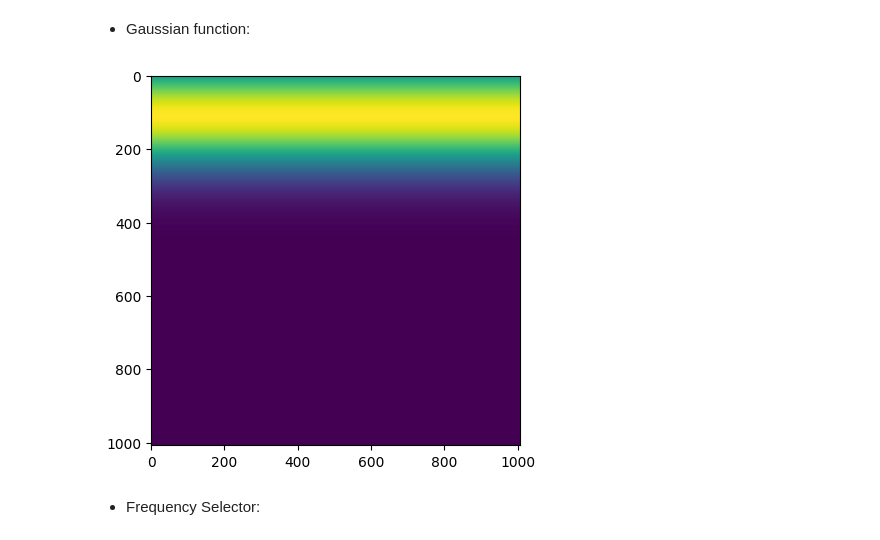
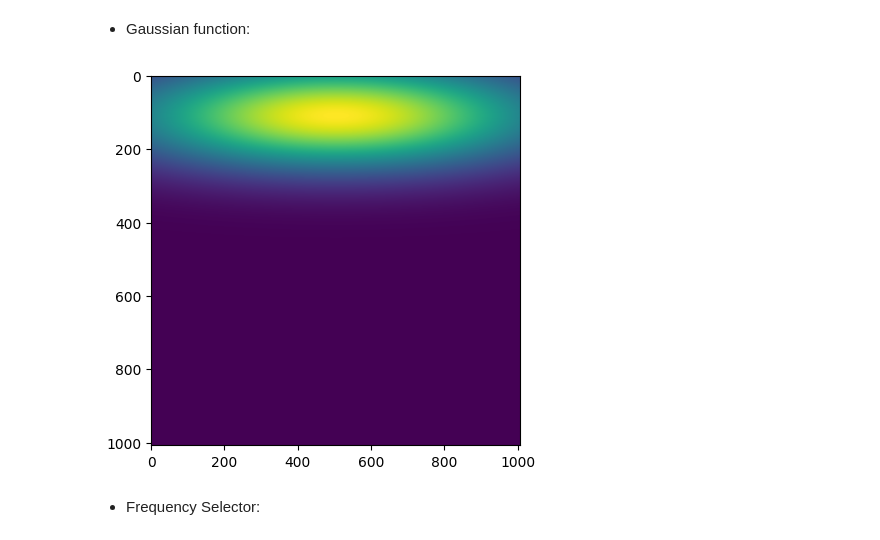
Before and after one commit to takakhoo/UNet-MNIST-to-Spectrogram, a Jupyter notebook: 1.ipynb, the cells around one changed output. Saved outputs shown, nothing was run; the diff lists cells and outputs as text; code cells hidden in the pictures.

```diff
--- a/1.ipynb
+++ b/1.ipynb
@@ -128,37 +128,38 @@ def upscale(input):
 def gaussian1d(image, sigma, axis):
 
     blurred = gaussian_filter1d(image, sigma=sigma, axis=axis)
     return blurred
 
 '''
                         2-D gaussian smearing
 '''
 def gaussian2d(image, sigma):
     image = gaussian_filter(image, sigma = sigma)
     return image
 
 
 '''
                         Applies gaussian filter across entire image
                             * Doesnt smear, multiplies input by the filter directly
 '''
 
 
-def gaussianfilter(image, sigma, mu):
+def gaussianfilter(image, sigma, mu, fade):
 
     for row in range(image.shape[1]):
         #get pdf values for the row, multiply them by img
         image[row, :] = norm(loc = mu, scale = sigma).pdf(row) * image[row, :]
-
+    for col in range(image.shape[1]):
+        image[:, col] = norm(loc = 504, scale = fade).pdf(col) * image[:, col]
     return image
 
 test = np.full((1008, 1008), 255).astype(np.float64)
-test = gaussianfilter(test, 100, 110)
+test = gaussianfilter(test, 100, 110, 400)
 test= test / test.max()
 plt.imshow(test)
 plt.show()
 # %% [output]
-[figure, old version]
+[figure, new version]
 # %% [markdown]
 * Frequency Selector:
 # %%
```
Also changed, not shown: parts of 6 cells of this notebook, 2 other files.
